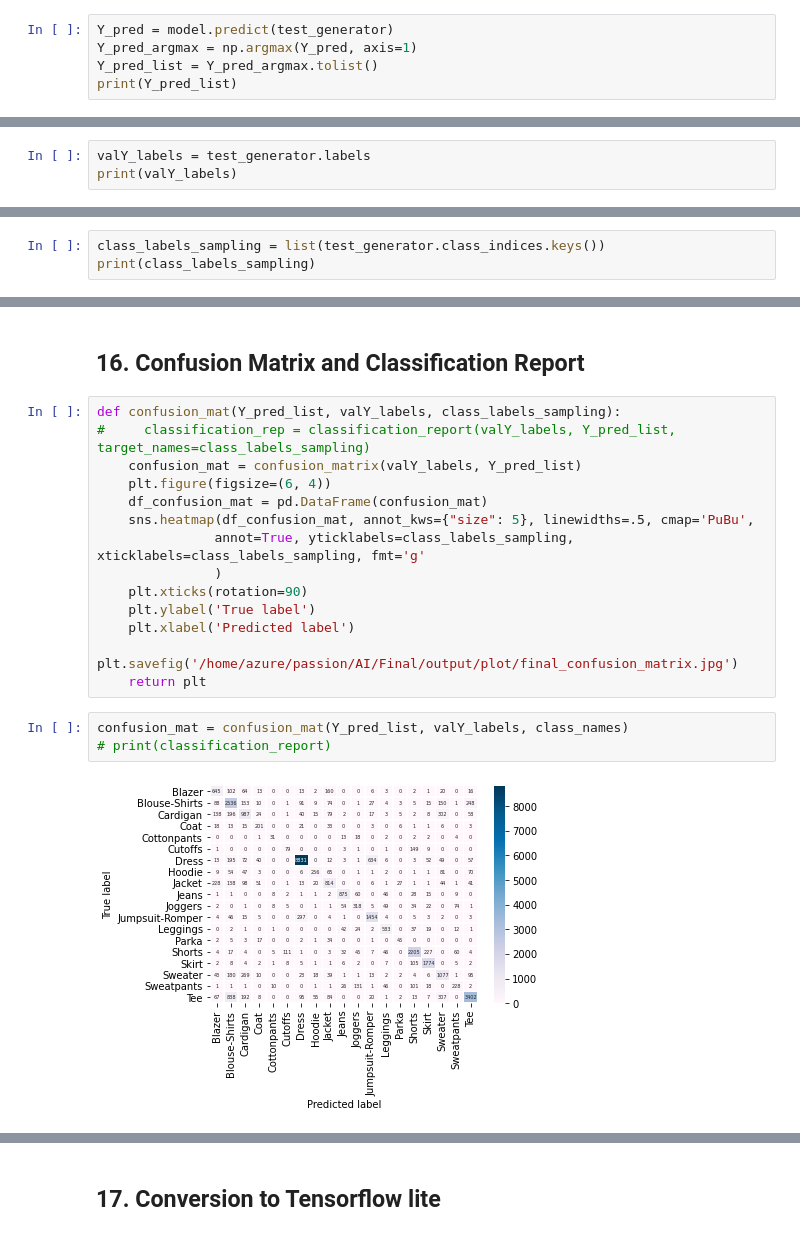
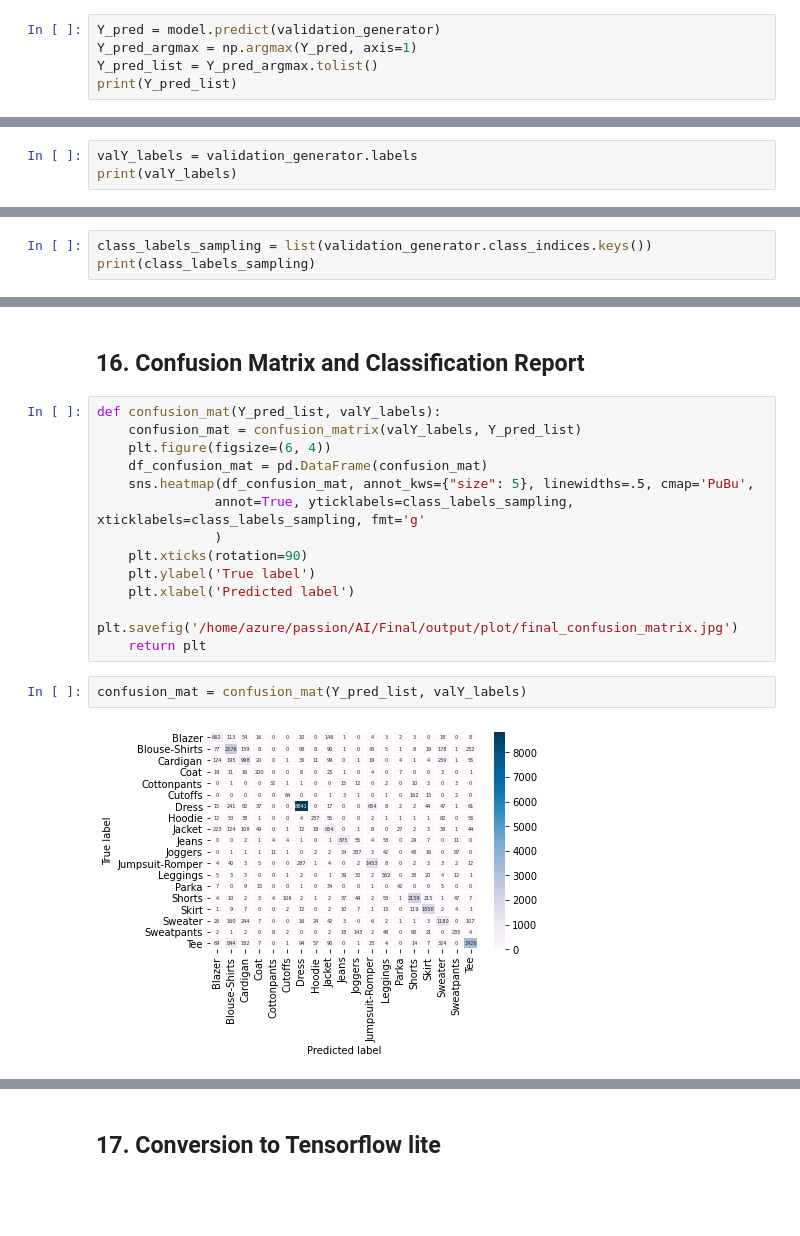
Before and after one commit to mirror-look/mirror-look-origin, a Jupyter notebook: AI/Final/Final.ipynb, the cells around one changed output, grey strips where cells are left out. Drawn from its saved outputs; the diff is of its cells as text; blank space fills up the shorter version.

Commit message:
fix : classification report
Former-commit-id: dcbf9f08ade072530ec34ef3380790d25025daf7

```diff
--- a/AI/Final/Final.ipynb
+++ b/AI/Final/Final.ipynb
@@ -810,7 +810,7 @@ Test Top 5 Accuracy:  0.9641719460487366
 # %% [markdown]
 ## 15. Confusion Matrix & Classification Report
 # %%
-Y_pred = model.predict(test_generator)
+Y_pred = model.predict(validation_generator)
 Y_pred_argmax = np.argmax(Y_pred, axis=1)
 Y_pred_list = Y_pred_argmax.tolist()
 print(Y_pred_list)
@@ -819,18 +819,17 @@ print(Y_pred_list)
 # %%
-valY_labels = test_generator.labels
+valY_labels = validation_generator.labels
 print(valY_labels)
 # %% [output]
 [0, 0, 0, 0, 0, 0, 0, 0, 0, 0, 0, 0, 0, 0, 0, 0, 0, 0, 0, 0, 0, 0, 0, 0, 0, 0, 0, 0, 0, 0, 0, 0, 0, 0, 0, 0, 0, 0, 0, 0, 0, 0, 0, 0, 0, 0, 0, 0, 0, 0, 0, 0, 0, 0, 0, 0, 0, 0, 0, 0, 0, 0, 0, 0, 0, 0, 0 ...
 # %%
-class_labels_sampling = list(test_generator.class_indices.keys())
+class_labels_sampling = list(validation_generator.class_indices.keys())
 print(class_labels_sampling)
 # %% [output]
 ['Blazer', 'Blouse-Shirts', 'Cardigan', 'Coat', 'Cottonpants', 'Cutoffs', 'Dress', 'Hoodie', 'Jacket', 'Jeans', 'Joggers', 'Jumpsuit-Romper', 'Leggings', 'Parka', 'Shorts', 'Skirt', 'Sweater', 'Sweatp ...
 # %% [markdown]
 ## 16. Confusion Matrix and Classification Report
 # %%
-def confusion_mat(Y_pred_list, valY_labels, class_labels_sampling):
-#     classification_rep = classification_report(valY_labels, Y_pred_list, target_names=class_labels_sampling)
+def confusion_mat(Y_pred_list, valY_labels):
     confusion_mat = confusion_matrix(valY_labels, Y_pred_list)
     plt.figure(figsize=(6, 4))
     df_confusion_mat = pd.DataFrame(confusion_mat)
@@ -843,7 +842,6 @@ def confusion_mat(Y_pred_list, valY_labels, class_labels_sampling):
     plt.savefig('/home/azure/passion/AI/Final/output/plot/final_confusion_matrix.jpg')
     return plt
 # %%
-confusion_mat = confusion_mat(Y_pred_list, valY_labels, class_names)
-# print(classification_report)
+confusion_mat = confusion_mat(Y_pred_list, valY_labels)
 # %% [output]
-[figure, old version]
+[figure, new version]
```
Also changed, not shown: parts of 4 cells of this notebook, 3 other files.
